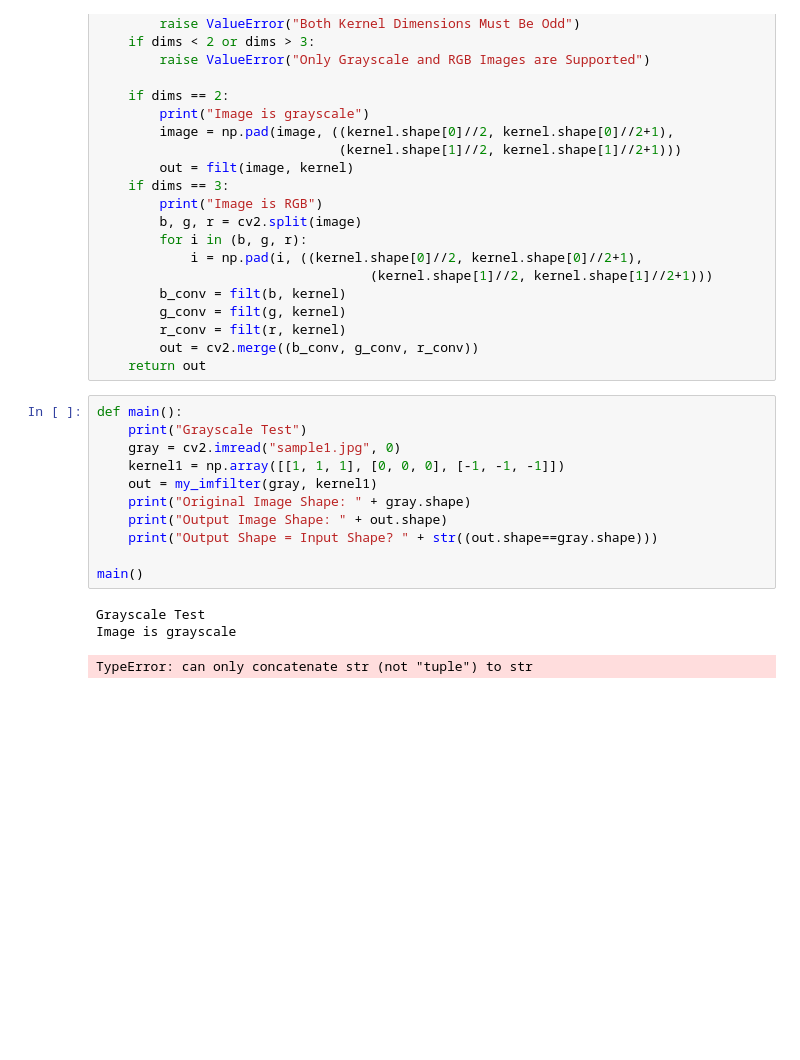
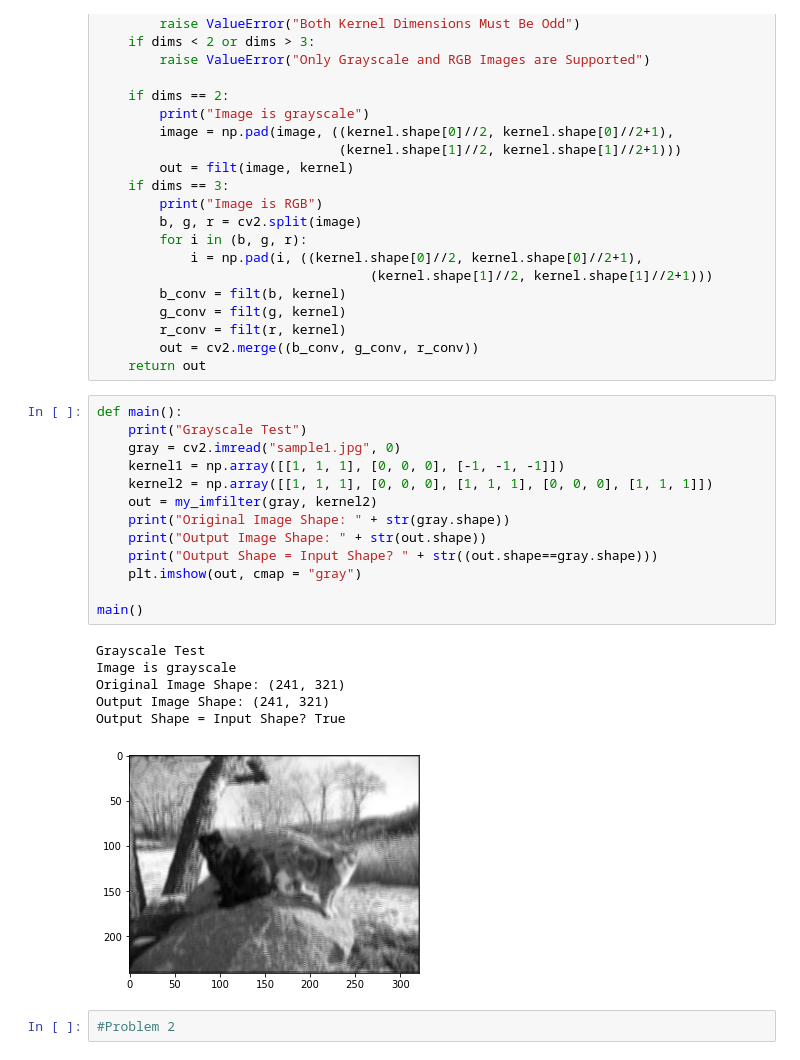
Before and after one commit to zmz223/CS584, a Jupyter notebook: hw3/hw3.ipynb, the cells around one changed output. Saved outputs shown, nothing was run; the diff lists cells and outputs as text; blank space fills up the shorter version.

```diff
--- a/hw3/hw3.ipynb
+++ b/hw3/hw3.ipynb
@@ -44,15 +44,22 @@ def my_imfilter(image, kernel):
 # %%
 def main():
     print("Grayscale Test")
     gray = cv2.imread("sample1.jpg", 0)
     kernel1 = np.array([[1, 1, 1], [0, 0, 0], [-1, -1, -1]])
-    out = my_imfilter(gray, kernel1)
-    print("Original Image Shape: " + gray.shape)
-    print("Output Image Shape: " + out.shape)
+    kernel2 = np.array([[1, 1, 1], [0, 0, 0], [1, 1, 1], [0, 0, 0], [1, 1, 1]])
+    out = my_imfilter(gray, kernel2)
+    print("Original Image Shape: " + str(gray.shape))
+    print("Output Image Shape: " + str(out.shape))
     print("Output Shape = Input Shape? " + str((out.shape==gray.shape)))
+    plt.imshow(out, cmap = "gray")
 
 main()
 # %% [output]
 Grayscale Test
 Image is grayscale
+Original Image Shape: (241, 321)
+Output Image Shape: (241, 321)
+Output Shape = Input Shape? True
-TypeError: can only concatenate str (not "tuple") to str
+[figure, added]
+# %%
+#Problem 2
```
